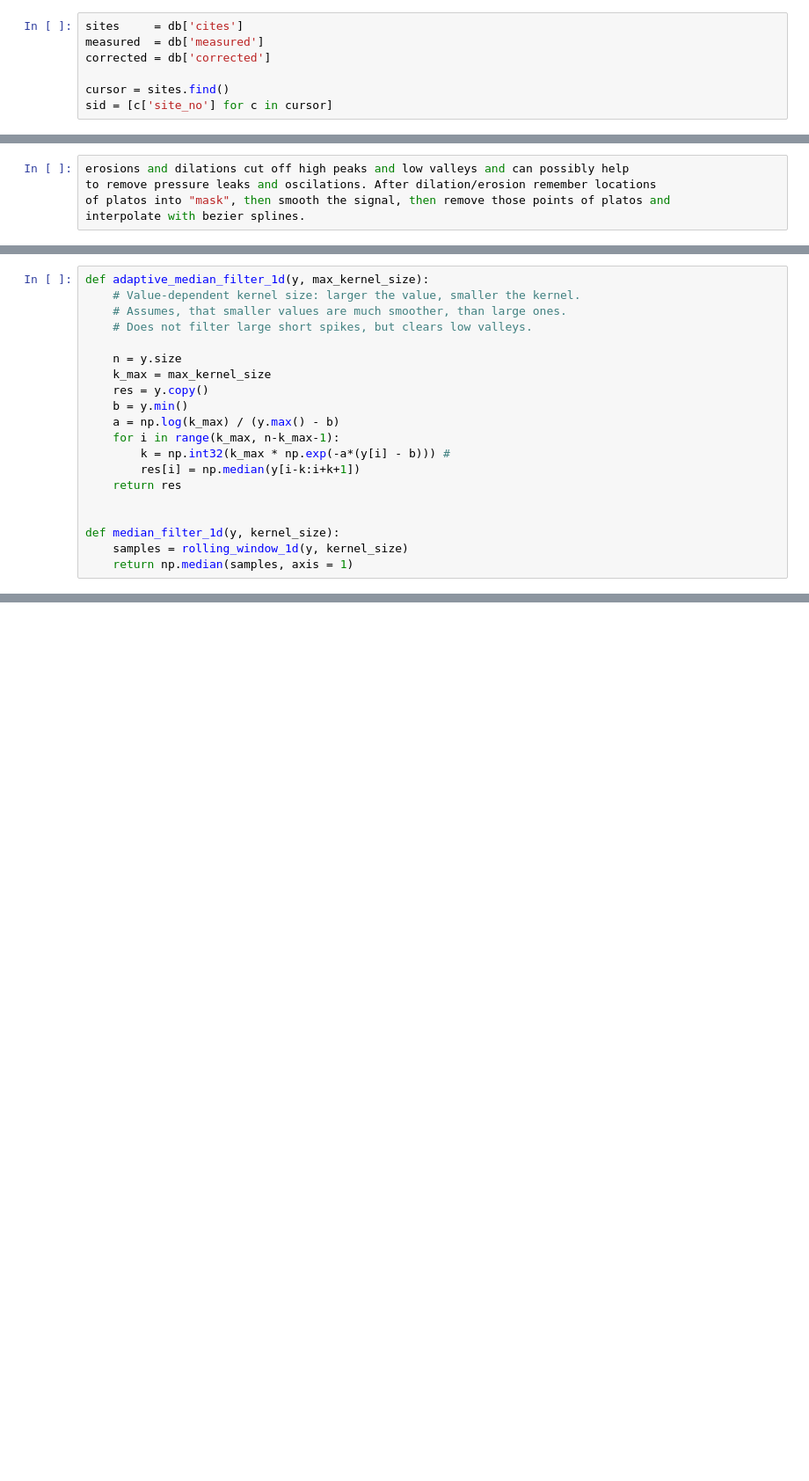
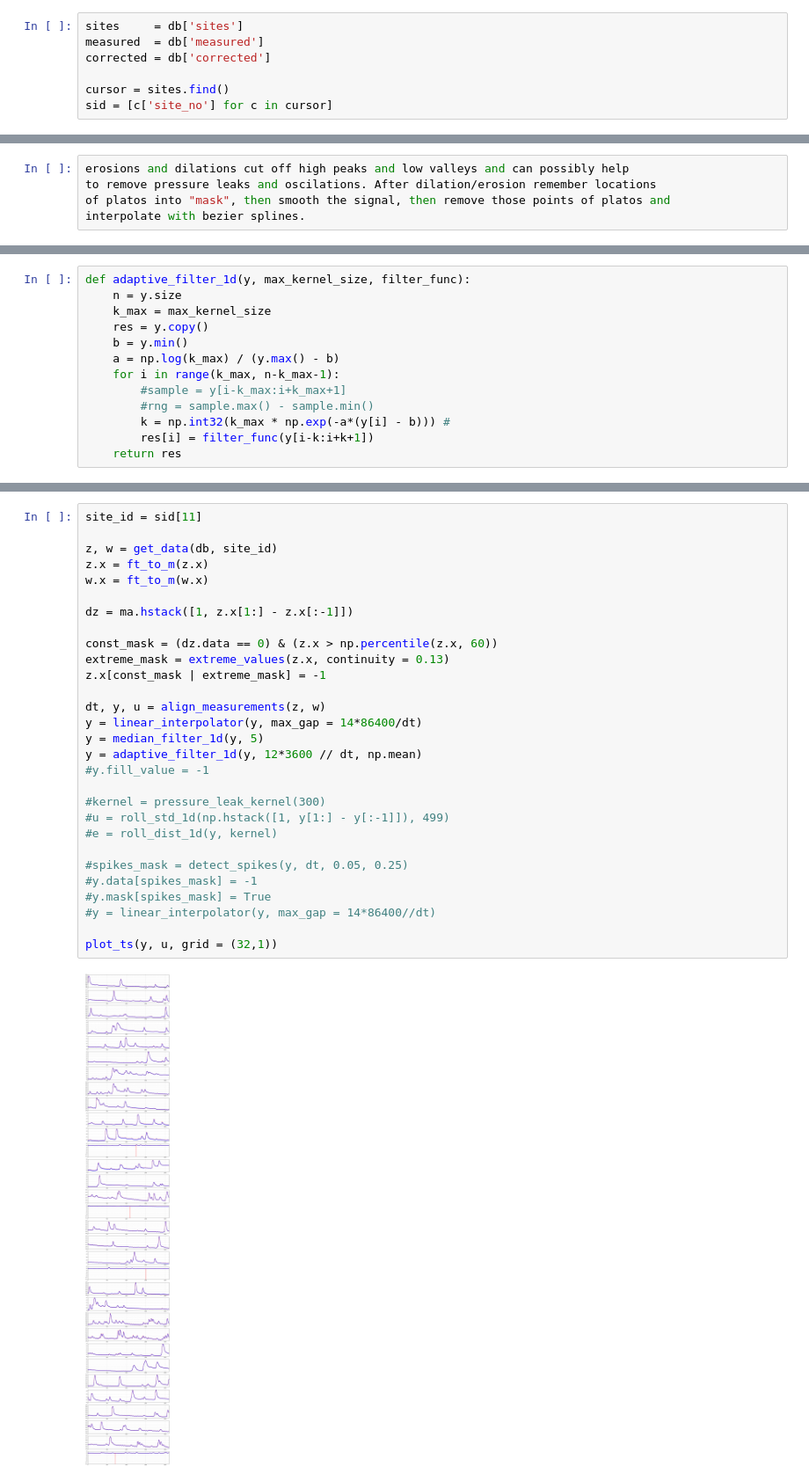
Before and after one commit to codeminders/water-data, a Jupyter notebook: custom_filters.ipynb, the cells around one changed output, grey strips where cells are left out. Shown at 88% size. Saved outputs shown, nothing was run; the diff lists cells and outputs as text; blank space fills up the shorter version.

Commit message:
cython bug fixes, filters

```diff
--- a/custom_filters.ipynb
+++ b/custom_filters.ipynb
@@ -146,5 +27,5 @@ def find_zeros(y):
 # %%
-sites     = db['cites']
+sites     = db['sites']
 measured  = db['measured']
 corrected = db['corrected']
 
@@ -302,20 +159,13 @@ plt.grid(which = 'both')
 # %%
-def adaptive_median_filter_1d(y, max_kernel_size):
-    # Value-dependent kernel size: larger the value, smaller the kernel.
-    # Assumes, that smaller values are much smoother, than large ones.
-    # Does not filter large short spikes, but clears low valleys.
-
+def adaptive_filter_1d(y, max_kernel_size, filter_func):
     n = y.size
     k_max = max_kernel_size
     res = y.copy()
     b = y.min()
     a = np.log(k_max) / (y.max() - b)
     for i in range(k_max, n-k_max-1):
+        #sample = y[i-k_max:i+k_max+1]
+        #rng = sample.max() - sample.min()
         k = np.int32(k_max * np.exp(-a*(y[i] - b))) #
-        res[i] = np.median(y[i-k:i+k+1])
+        res[i] = filter_func(y[i-k:i+k+1])
     return res
-
-
-def median_filter_1d(y, kernel_size):
-    samples = rolling_window_1d(y, kernel_size)
-    return np.median(samples, axis = 1)
@@ -367,0 +172,31 @@ ddy[1:] * ddy[:-1]
+# %%
+site_id = sid[11]
+
+z, w = get_data(db, site_id)
+z.x = ft_to_m(z.x)
+w.x = ft_to_m(w.x)
+
+dz = ma.hstack([1, z.x[1:] - z.x[:-1]])
+
+сonst_mask = (dz.data == 0) & (z.x > np.percentile(z.x, 60))
+extreme_mask = extreme_values(z.x, continuity = 0.13)
+z.x[сonst_mask | extreme_mask] = -1
+
+dt, y, u = align_measurements(z, w)
+y = linear_interpolator(y, max_gap = 14*86400/dt)
+y = median_filter_1d(y, 5)
+y = adaptive_filter_1d(y, 12*3600 // dt, np.mean)
+#y.fill_value = -1
+
+#kernel = pressure_leak_kernel(300)
+#u = roll_std_1d(np.hstack([1, y[1:] - y[:-1]]), 499)
+#e = roll_dist_1d(y, kernel)
+
+#spikes_mask = detect_spikes(y, dt, 0.05, 0.25)
+#y.data[spikes_mask] = -1
+#y.mask[spikes_mask] = True
+#y = linear_interpolator(y, max_gap = 14*86400//dt)
+
+plot_ts(y, u, grid = (32,1))
+# %% [output]
+[figure, added]
```
Also changed, not shown: parts of 10 cells of this notebook, 11 other files.
